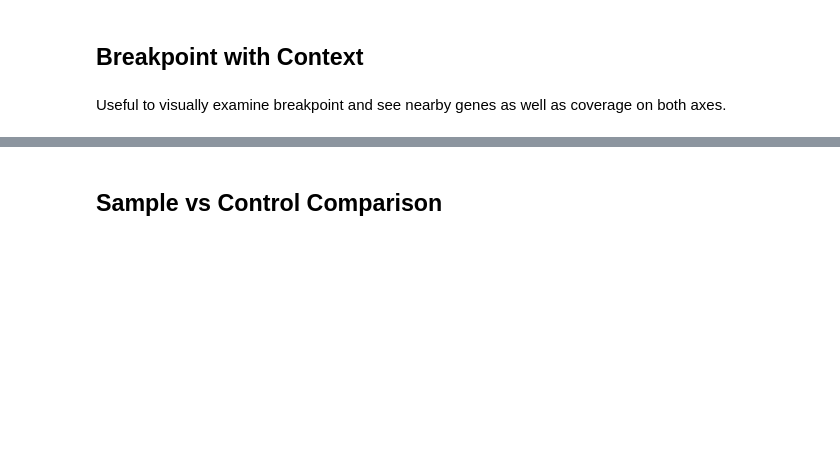
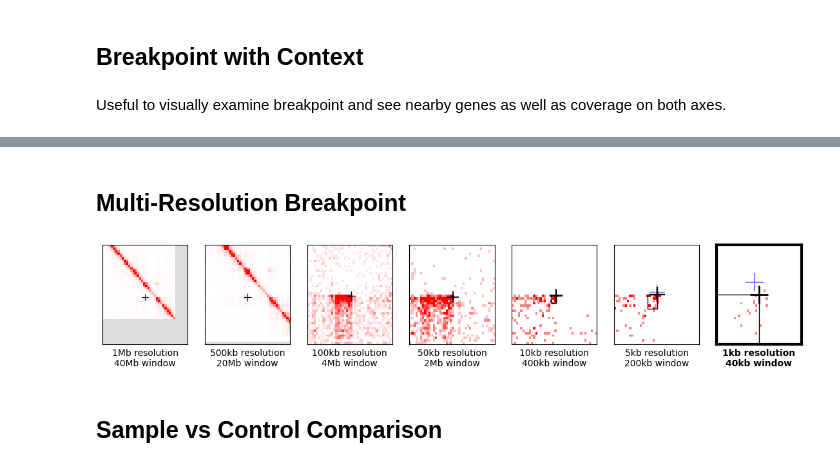
Before and after one commit to wjmn/hicdash, a Jupyter notebook: src/examples.ipynb, the cells around one changed output, grey strips where cells are left out. Saved outputs shown, nothing was run; the diff lists cells and outputs as text; code cells hidden in the pictures; blank space fills up the shorter version.

```diff
--- a/src/examples.ipynb
+++ b/src/examples.ipynb
@@ -94,3 +101,14 @@ fig = plot_composite_context_and_zoom(
+# %% [markdown]
+## Multi-Resolution Breakpoint
+# %%
+fig = plot_composite_multires_breakpoint(
+    sample,
+    sample.breakfinder_calls[0],
+    extra_bedpe=[extra_bedpe],
+    figheight=2
+)
+# %% [output]
+[figure, added]
 # %% [markdown]
 ## Sample vs Control Comparison
 # %% [markdown]
```
Also changed, not shown: parts of 3 cells of this notebook, 5 other files.
